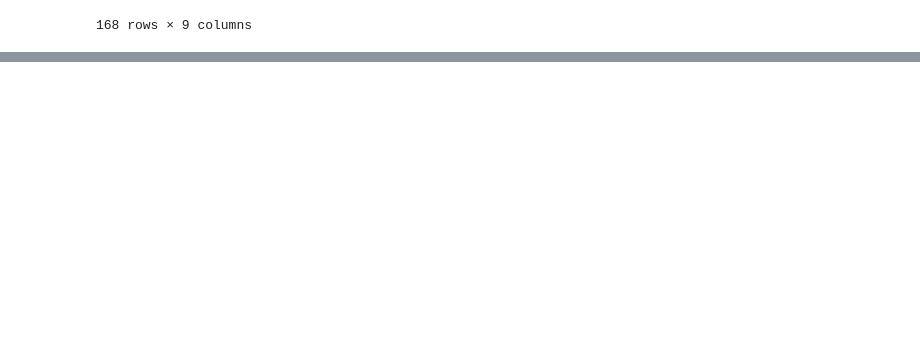
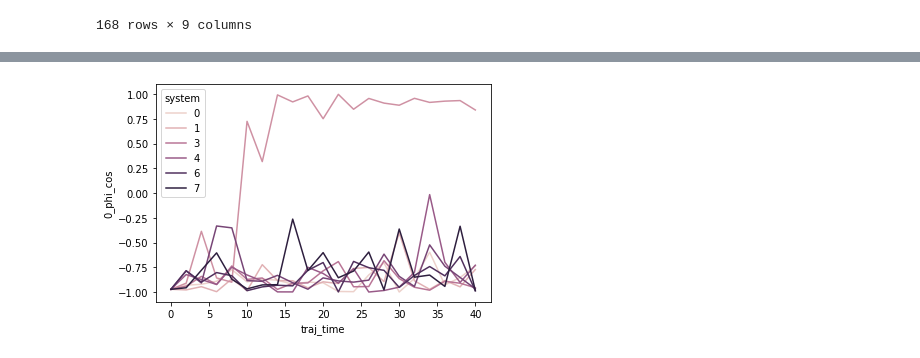
Before and after one commit to yuxuanzhuang/ENPMDA, a Jupyter notebook: docs/source/examples/examples.ipynb, the cells around one changed output, grey strips where cells are left out. Cells and saved outputs as stored; diff of their text form; code cells hidden in the pictures; blank space fills up the shorter version.

```diff
--- a/docs/source/examples/examples.ipynb
+++ b/docs/source/examples/examples.ipynb
@@ -136 +160,9 @@ sns.barplot(data=feature_dataframe,
 [figure]
+# %%
+sns.lineplot(data=feature_dataframe,
+             x='traj_time',
+             y='0_phi_cos',
+             hue='system')
+plt.show()
+# %% [output]
+[figure, added]
```
Also changed, not shown: parts of 8 cells of this notebook, 4 other files.
